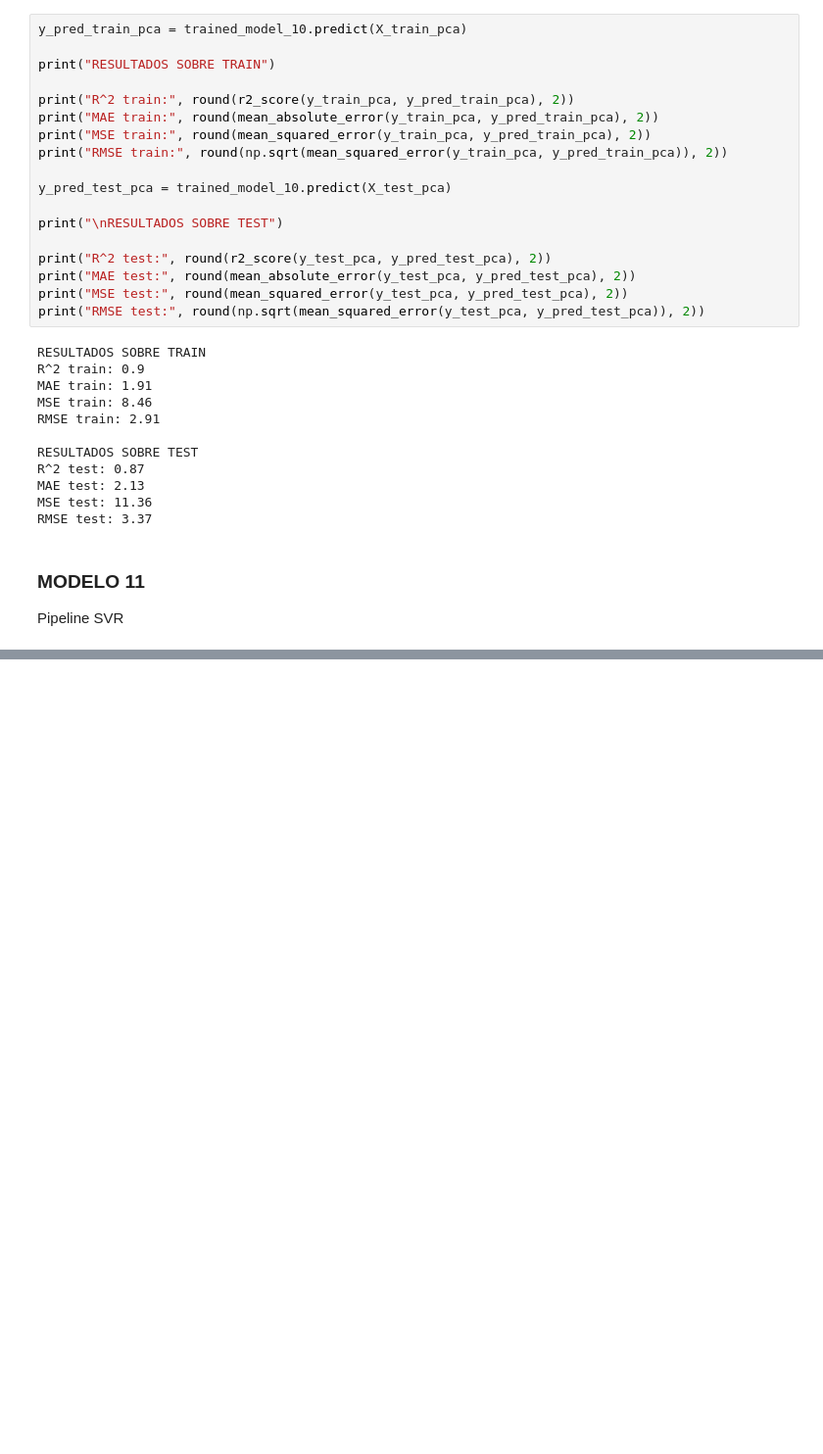
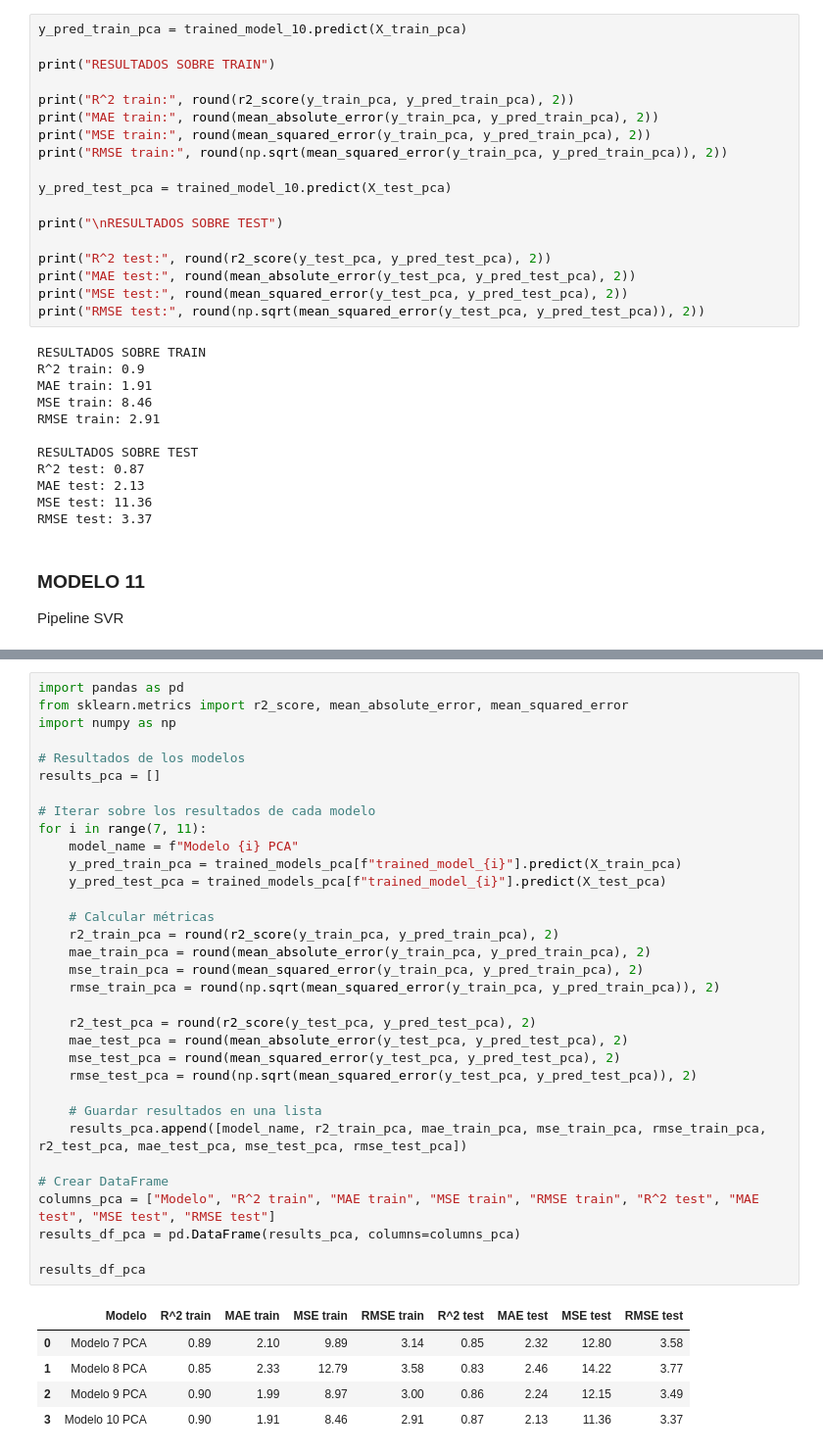
Before and after one commit to aliciamb86/ML-interstellar-travel-satisfaction, a Jupyter notebook: Interstellar Travel Customer Satisfaction Analysis/notebooks/03_Entrenamiento_Evaluacion.ipynb, the cells around one changed output, grey strips where cells are left out. Shown: that part at 98% size. Drawn from its saved outputs; the diff is of its cells as text; blank space fills up the shorter version.

```diff
--- a/Interstellar Travel Customer Satisfaction Analysis/notebooks/03_Entrenamiento_Evaluacion.ipynb
+++ b/Interstellar Travel Customer Satisfaction Analysis/notebooks/03_Entrenamiento_Evaluacion.ipynb
@@ -1149,0 +1193,39 @@ print("RMSE test:", round(np.sqrt(mean_squared_error(y_test_pca, y_pred_test_pca
+# %%
+import pandas as pd
+from sklearn.metrics import r2_score, mean_absolute_error, mean_squared_error
+import numpy as np
+
+# Resultados de los modelos
+results_pca = []
+
+# Iterar sobre los resultados de cada modelo
+for i in range(7, 11):
+    model_name = f"Modelo {i} PCA"
+    y_pred_train_pca = trained_models_pca[f"trained_model_{i}"].predict(X_train_pca)
+    y_pred_test_pca = trained_models_pca[f"trained_model_{i}"].predict(X_test_pca)
+
+    # Calcular métricas
+    r2_train_pca = round(r2_score(y_train_pca, y_pred_train_pca), 2)
+    mae_train_pca = round(mean_absolute_error(y_train_pca, y_pred_train_pca), 2)
+    mse_train_pca = round(mean_squared_error(y_train_pca, y_pred_train_pca), 2)
+    rmse_train_pca = round(np.sqrt(mean_squared_error(y_train_pca, y_pred_train_pca)), 2)
+
+    r2_test_pca = round(r2_score(y_test_pca, y_pred_test_pca), 2)
+    mae_test_pca = round(mean_absolute_error(y_test_pca, y_pred_test_pca), 2)
+    mse_test_pca = round(mean_squared_error(y_test_pca, y_pred_test_pca), 2)
+    rmse_test_pca = round(np.sqrt(mean_squared_error(y_test_pca, y_pred_test_pca)), 2)
+
+    # Guardar resultados en una lista
+    results_pca.append([model_name, r2_train_pca, mae_train_pca, mse_train_pca, rmse_train_pca, r2_test_pca, mae_test_pca, mse_test_pca, rmse_test_pca])
+
+# Crear DataFrame
+columns_pca = ["Modelo", "R^2 train", "MAE train", "MSE train", "RMSE train", "R^2 test", "MAE test", "MSE test", "RMSE test"]
+results_df_pca = pd.DataFrame(results_pca, columns=columns_pca)
+
+results_df_pca
+# %% [output]
+|  | Modelo | R^2 train | MAE train | MSE train | RMSE train | R^2 test | MAE test | MSE test | RMSE test |
+| 0 | Modelo 7 PCA | 0.89 | 2.10 | 9.89 | 3.14 | 0.85 | 2.32 | 12.80 | 3.58 |
+| 1 | Modelo 8 PCA | 0.85 | 2.33 | 12.79 | 3.58 | 0.83 | 2.46 | 14.22 | 3.77 |
+| 2 | Modelo 9 PCA | 0.90 | 1.99 | 8.97 | 3.00 | 0.86 | 2.24 | 12.15 | 3.49 |
+| 3 | Modelo 10 PCA | 0.90 | 1.91 | 8.46 | 2.91 | 0.87 | 2.13 | 11.36 | 3.37 |
```
Also changed, not shown: parts of 7 cells of this notebook.
